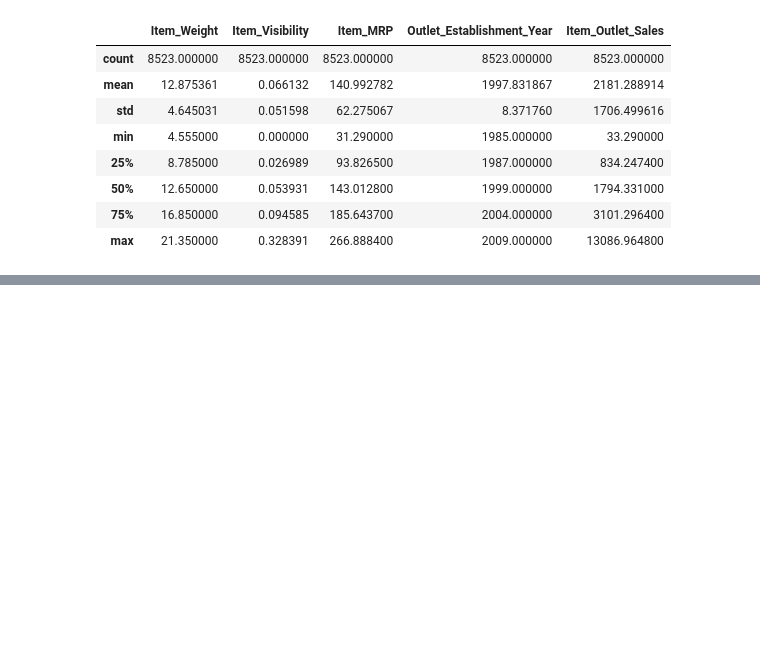
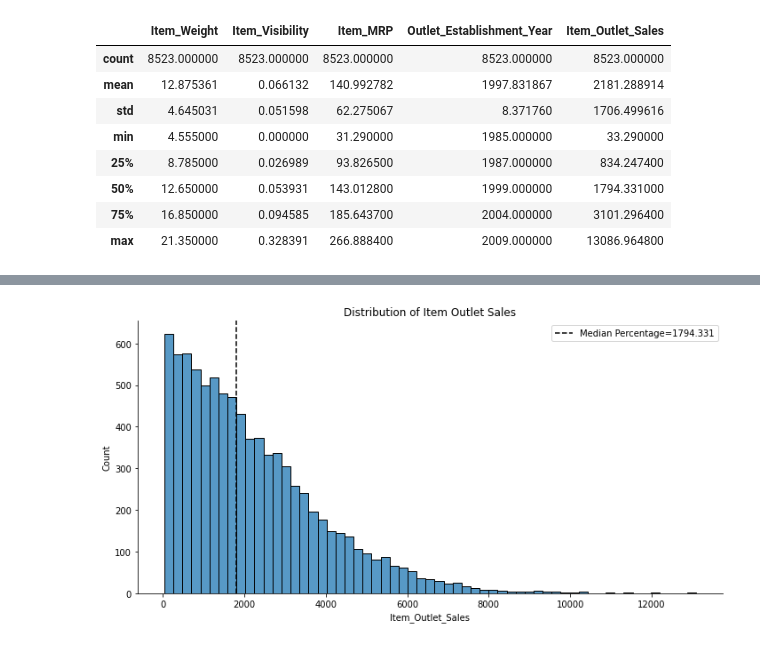
Before and after one commit to bradshawjoshua/sales-prediction, a Jupyter notebook: 18_Part_2_sales_predictions.ipynb, the cells around one changed output, grey strips where cells are left out. Cells and saved outputs as stored; diff of their text form; code cells hidden in the pictures; blank space fills up the shorter version.

```diff
--- a/18_Part_2_sales_predictions.ipynb
+++ b/18_Part_2_sales_predictions.ipynb
@@ -281,0 +241,11 @@ Name: Outlet_Type, dtype: int64
+# %%
+g = sns.displot(data=df, x = 'Item_Outlet_Sales', aspect=2)
+
+g.ax.set(title = 'Distribution of Item Outlet Sales')
+
+median = df['Item_Outlet_Sales'].median()
+g.ax.axvline(median, color='k', ls='--',
+            label=f"Median Percentage={median}")
+g.ax.legend(loc = 1, bbox_to_anchor = (1,1));
+# %% [output]
+[figure, added]
```
Also changed, not shown: parts of 13 cells of this notebook.
